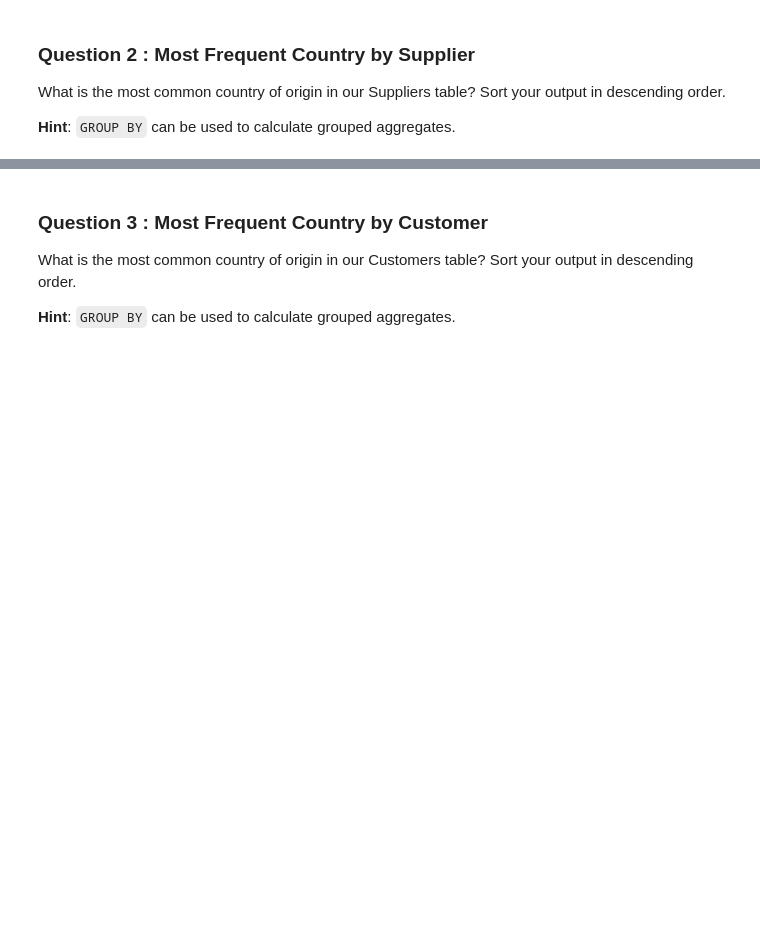
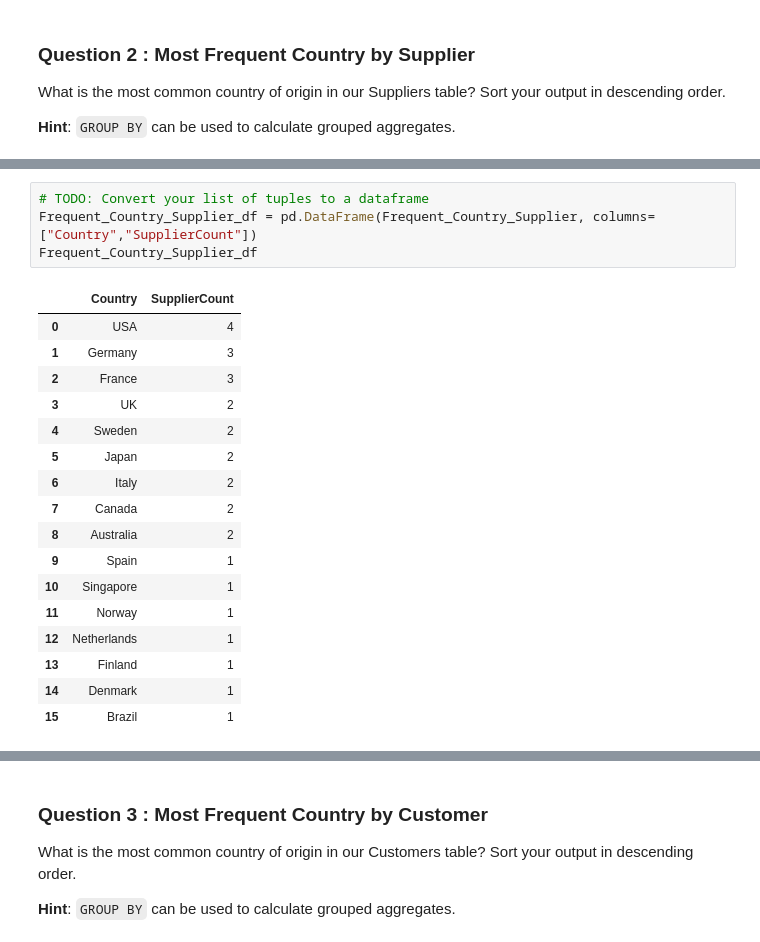
Before and after one commit to jesseniadia/Ad-Hoc-Data-Reporting, a Jupyter notebook: adhoc-sql (TLab 4)/adhoc_report.ipynb, the cells around one changed output, grey strips where cells are left out. Saved outputs shown, nothing was run; the diff lists cells and outputs as text; blank space fills up the shorter version.

```diff
--- a/adhoc-sql (TLab 4)/adhoc_report.ipynb
+++ b/adhoc-sql (TLab 4)/adhoc_report.ipynb
@@ -70,5 +70,27 @@ rows
  ('Finland', 1),
  ('Denmark', 1),
  ('Brazil', 1)]
+# %%
+# TODO: Convert your list of tuples to a dataframe
+Frequent_Country_Supplier_df = pd.DataFrame(Frequent_Country_Supplier, columns=["Country","SupplierCount"])
+Frequent_Country_Supplier_df
+# %% [output]
+|  | Country | SupplierCount |
+| 0 | USA | 4 |
+| 1 | Germany | 3 |
+| 2 | France | 3 |
+| 3 | UK | 2 |
+| 4 | Sweden | 2 |
+| 5 | Japan | 2 |
+| 6 | Italy | 2 |
+| 7 | Canada | 2 |
+| 8 | Australia | 2 |
+| 9 | Spain | 1 |
+| 10 | Singapore | 1 |
+| 11 | Norway | 1 |
+| 12 | Netherlands | 1 |
+| 13 | Finland | 1 |
+| 14 | Denmark | 1 |
+| 15 | Brazil | 1 |
 # %%
 # TODO: Convert your list of tuples to a dataframe
```
Also changed, not shown: parts of 11 cells of this notebook.
